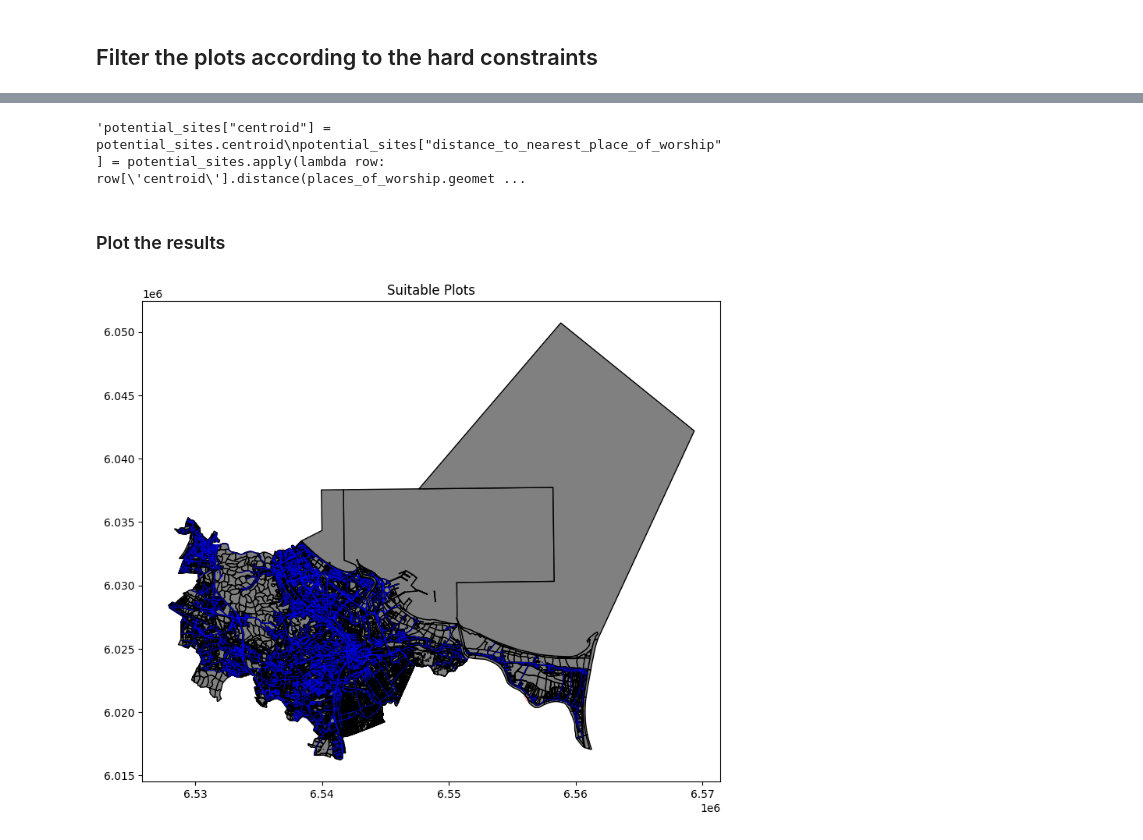
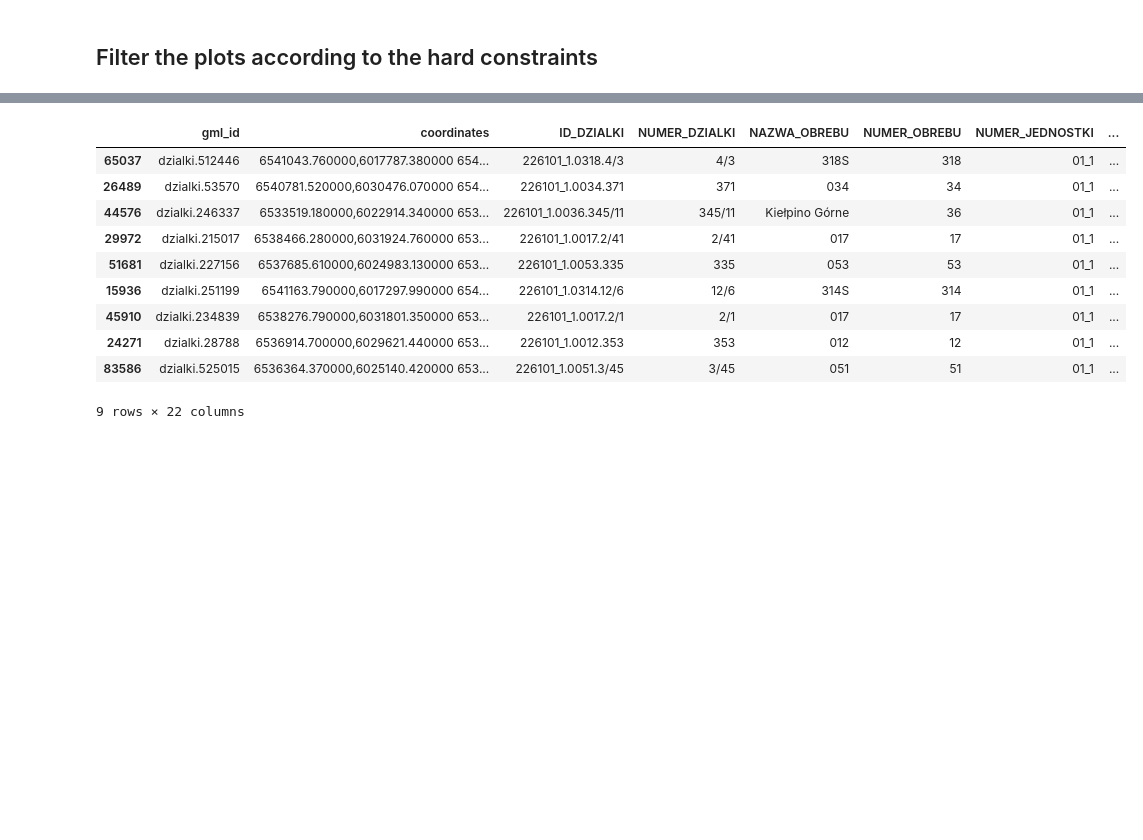
Before and after one commit to archiboi69/archestra, a Jupyter notebook: site_selection.ipynb, the cells around one changed output, grey strips where cells are left out. Saved outputs shown, nothing was run; the diff lists cells and outputs as text; code cells hidden in the pictures; blank space fills up the shorter version.

```diff
--- a/site_selection.ipynb
+++ b/site_selection.ipynb
@@ -89,21 +123,22 @@ Potential sites saved to suitable_plots.gpkg
+# %%
+def normalize(series):
+    # For metrics where lower is better (like noise, distance)
+    normalized = (series - series.min()) / (series.max() - series.min())
+    return normalized
+
+def compute_distance_to_nearest_target(centroid, target_gdf):
+    distances = [centroid.distance(target_geom) for target_geom in target_gdf.geometry.values]
+    return round(min(distances))
 # %%
-"""potential_sites["centroid"] = potential_sites.centroid
-potential_sites["distance_to_nearest_place_of_worship"] = potential_sites.apply(lambda row: row['centroid'].distance(places_of_worship.geometry.values[0]), axis=1)"""
+potential_sites['centroid'] = potential_sites.centroid
+
+
+potential_sites["distance_to_nearest_church"] = potential_sites.apply(
+    lambda row: compute_distance_to_nearest_target(
+        row['centroid'],
+        churches
+    ),
+    axis=1
+)
+
+potential_sites["pow_penalty"] = normalize(potential_sites["distance_to_nearest_church"])
-# %% [output]
-'potential_sites["centroid"] = potential_sites.centroid\npotential_sites["distance_to_nearest_place_of_worship"] = potential_sites.apply(lambda row: row[\'centroid\'].distance(places_of_worship.geomet ...
-# %% [markdown]
-### Plot the results
-# %%
-# Plot the results
-fig, ax = plt.subplots(figsize=(12, 8))
-area_with_local_plan.plot(ax=ax, color='red', alpha=0.3)
-plots.plot(ax=ax, color='grey', edgecolor='black')
-potential_sites.plot(ax=ax, color='green')
-buildings.plot(ax=ax, color='darkgrey', edgecolor='black')
-residential_buildings.plot(ax=ax, color='black')
-roads.plot(ax=ax, color='blue', linewidth=0.5)
-
-plt.title('Suitable Plots')
-plt.show()
-# %% [output]
-[figure, removed]
@@ -109,0 +155,38 @@ plt.show()
+# %%
+# Calculate noise level at each potential site using polygon intersection
+# First get all intersecting noise polygons for each site
+intersections = gpd.sjoin(
+    potential_sites[['geometry']],
+    noise_map[['geometry', 'min_noise']],
+    predicate='intersects'
+)
+# Group by the index from potential_sites and take the mean noise level
+mean_noise = intersections.groupby(level=0)['min_noise'].mean()
+potential_sites["noise_level"] = mean_noise
+
+# Replace NaN values in noise_level with 50 dB
+potential_sites["noise_level"] = potential_sites["noise_level"].fillna(50)
+
+potential_sites["noise_penalty"] = normalize(np.log(potential_sites["noise_level"]))
+# %%
+# Calculate a combined score for each site
+potential_sites['combined_score'] = (
+    potential_sites['green_penalty'] +
+    potential_sites['pow_penalty'] +
+    potential_sites['noise_penalty']
+)
+
+best_sites = potential_sites.nsmallest(9, 'combined_score').copy()
+best_sites
+# %% [output]
+|  | gml_id | coordinates | ID_DZIALKI | NUMER_DZIALKI | NAZWA_OBREBU | NUMER_OBREBU | NUMER_JEDNOSTKI | ... |
+| 65037 | dzialki.512446 | 6541043.760000,6017787.380000 654... | 226101_1.0318.4/3 | 4/3 | 318S | 318 | 01_1 | ... |
+| 26489 | dzialki.53570 | 6540781.520000,6030476.070000 654... | 226101_1.0034.371 | 371 | 034 | 34 | 01_1 | ... |
+| 44576 | dzialki.246337 | 6533519.180000,6022914.340000 653... | 226101_1.0036.345/11 | 345/11 | Kiełpino Górne | 36 | 01_1 | ... |
+| 29972 | dzialki.215017 | 6538466.280000,6031924.760000 653... | 226101_1.0017.2/41 | 2/41 | 017 | 17 | 01_1 | ... |
+| 51681 | dzialki.227156 | 6537685.610000,6024983.130000 653... | 226101_1.0053.335 | 335 | 053 | 53 | 01_1 | ... |
+| 15936 | dzialki.251199 | 6541163.790000,6017297.990000 654... | 226101_1.0314.12/6 | 12/6 | 314S | 314 | 01_1 | ... |
+| 45910 | dzialki.234839 | 6538276.790000,6031801.350000 653... | 226101_1.0017.2/1 | 2/1 | 017 | 17 | 01_1 | ... |
+| 24271 | dzialki.28788 | 6536914.700000,6029621.440000 653... | 226101_1.0012.353 | 353 | 012 | 12 | 01_1 | ... |
+| 83586 | dzialki.525015 | 6536364.370000,6025140.420000 653... | 226101_1.0051.3/45 | 3/45 | 051 | 51 | 01_1 | ... |
+9 rows × 22 columns
```
Also changed, not shown: parts of 10 cells of this notebook, 1 other file.
